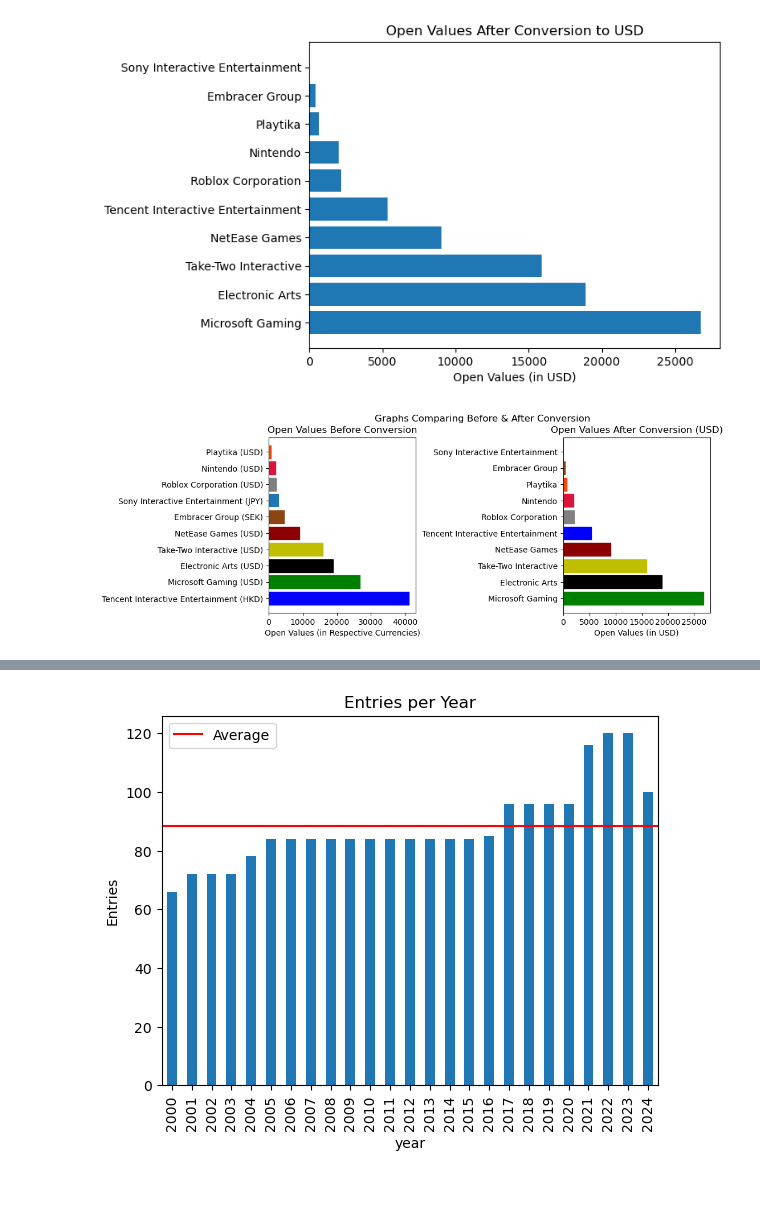
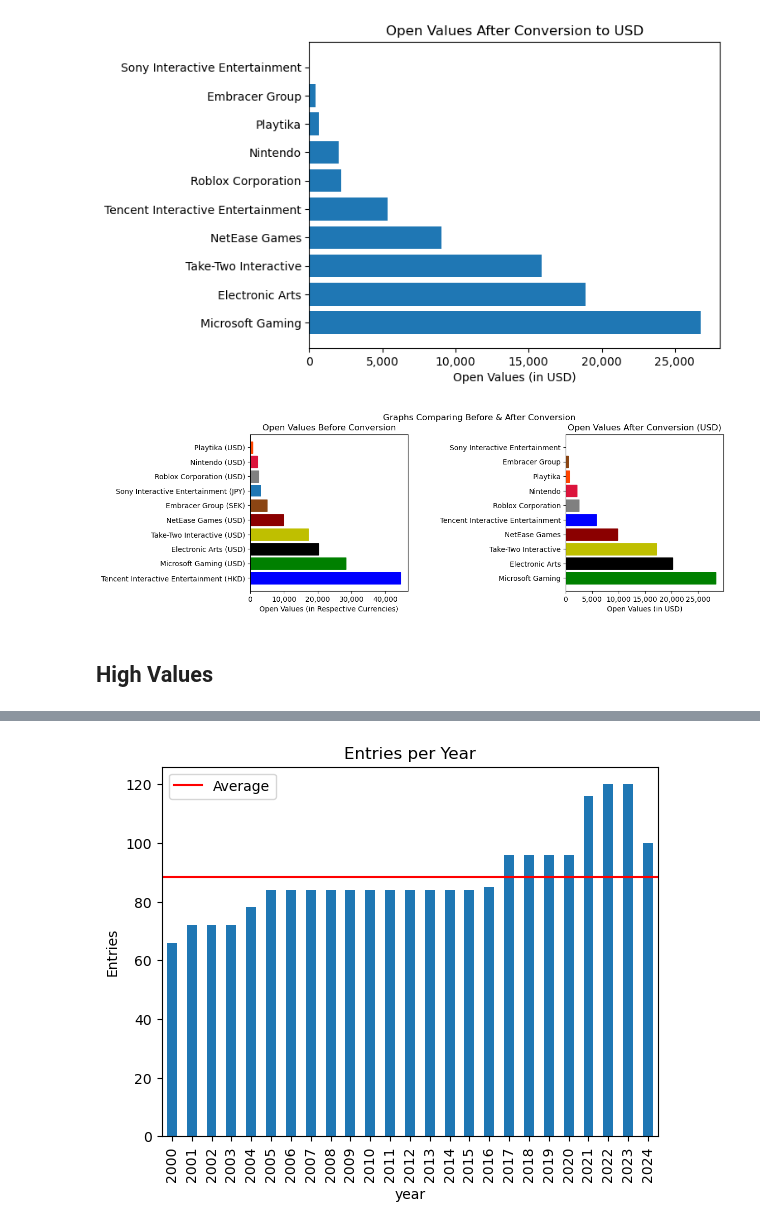
Before and after one commit to Djohnson1313/gaming_company_stocks_analysis, a Jupyter notebook: gaming_stocks_analysis.ipynb, the cells around one changed output, grey strips where cells are left out. Drawn from its saved outputs; the diff is of its cells as text; code cells hidden in the pictures; blank space fills up the shorter version.

Commit message:
high values

```diff
--- a/gaming_stocks_analysis.ipynb
+++ b/gaming_stocks_analysis.ipynb
@@ -327,36 +314,44 @@ plt.show();
 # %% [output]
 [figure]
 # %%
-fig, ax = plt.subplots(1, 2, figsize = (10,4))
+fig, ax = plt.subplots(1, 2, figsize = (12,4))
 plt.subplots_adjust(wspace = 1)
 
 g_0 = ax[0].barh(x,height, tick_label = labels)
 g_0[0].set_color('b')
 g_0[1].set_color('g')
 g_0[2].set_color('k')
 g_0[3].set_color('y')
 g_0[4].set_color('darkred')
 g_0[5].set_color('saddlebrown')
 g_0[7].set_color('gray')
 g_0[8].set_color('crimson')
 g_0[9].set_color('orangered')
 ax[0].set_title('Open Values Before Conversion')
 ax[0].set_xlabel('Open Values (in Respective Currencies)')
 
 g_1 = ax[1].barh(x_2, height_2, tick_label = labels_2)
 g_1[0].set_color('g')
 g_1[1].set_color('k')
 g_1[2].set_color('y')
 g_1[3].set_color('darkred')
 g_1[4].set_color('b')
 g_1[5].set_color('gray')
 g_1[6].set_color('crimson')
 g_1[7].set_color('orangered')
 g_1[8].set_color('saddlebrown')
 ax[1].set_title('Open Values After Conversion (USD)')
 ax[1].set_xlabel('Open Values (in USD)')
 
+ax[0].get_xaxis().set_major_formatter(
+    plt.FuncFormatter(lambda x, p: format(int(x), ','))) # format labels
+
+ax[1].get_xaxis().set_major_formatter(
+    plt.FuncFormatter(lambda x, p: format(int(x), ','))) # format labels
+
 fig.suptitle('Graphs Comparing Before & After Conversion')
 plt.show();
 # %% [output]
-[figure, old version]
+[figure, new version]
+# %% [markdown]
+## High Values
```
Also changed, not shown: parts of 51 cells of this notebook.
